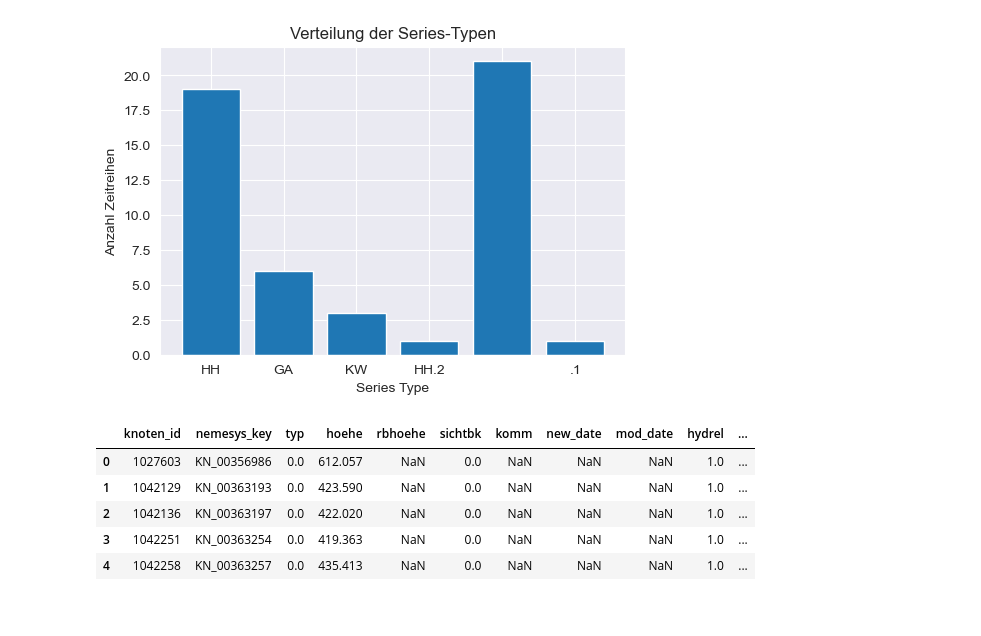
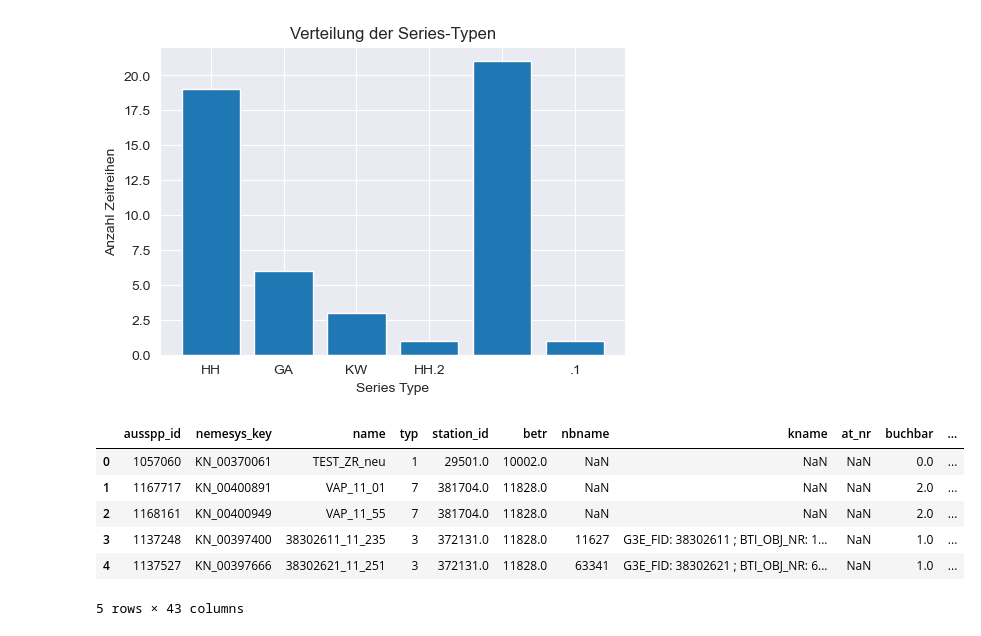
Before and after one commit to johannesgl4d0s/ersatzwerte_project, a Jupyter notebook: notebooks/02_data_wrangling_temp.ipynb, the cells around one changed output. Cells and saved outputs as stored; diff of their text form; code cells hidden in the pictures.

```diff
--- a/notebooks/02_data_wrangling_temp.ipynb
+++ b/notebooks/02_data_wrangling_temp.ipynb
@@ -71,18 +75,19 @@ plt.show()
 # %% [output]
 [figure]
 # %%
-csv_path = os.path.join('..', 'data', 'gdm_knoten_202505011242.csv')
+csv_path = os.path.join('..', 'data', 'gdm_ausspp_202505011423.csv')
 
 # 2. Laden
 df_knoten = pd.read_csv(csv_path)
 df_knoten.head()
 # %% [output]
-|  | knoten_id | nemesys_key | typ | hoehe | rbhoehe | sichtbk | komm | new_date | mod_date | hydrel | ... |
-| 0 | 1027603 | KN_00356986 | 0.0 | 612.057 | NaN | 0.0 | NaN | NaN | NaN | 1.0 | ... |
-| 1 | 1042129 | KN_00363193 | 0.0 | 423.590 | NaN | 0.0 | NaN | NaN | NaN | 1.0 | ... |
-| 2 | 1042136 | KN_00363197 | 0.0 | 422.020 | NaN | 0.0 | NaN | NaN | NaN | 1.0 | ... |
-| 3 | 1042251 | KN_00363254 | 0.0 | 419.363 | NaN | 0.0 | NaN | NaN | NaN | 1.0 | ... |
-| 4 | 1042258 | KN_00363257 | 0.0 | 435.413 | NaN | 0.0 | NaN | NaN | NaN | 1.0 | ... |
+|  | ausspp_id | nemesys_key | name | typ | station_id | betr | nbname | kname | at_nr | buchbar | ... |
+| 0 | 1057060 | KN_00370061 | TEST_ZR_neu | 1 | 29501.0 | 10002.0 | NaN | NaN | NaN | 0.0 | ... |
+| 1 | 1167717 | KN_00400891 | VAP_11_01 | 7 | 381704.0 | 11828.0 | NaN | NaN | NaN | 2.0 | ... |
+| 2 | 1168161 | KN_00400949 | VAP_11_55 | 7 | 381704.0 | 11828.0 | NaN | NaN | NaN | 2.0 | ... |
+| 3 | 1137248 | KN_00397400 | 38302611_11_235 | 3 | 372131.0 | 11828.0 | 11627 | G3E_FID: 38302611 ; BTI_OBJ_NR: 1... | NaN | 1.0 | ... |
+| 4 | 1137527 | KN_00397666 | 38302621_11_251 | 3 | 372131.0 | 11828.0 | 63341 | G3E_FID: 38302621 ; BTI_OBJ_NR: 6... | NaN | 1.0 | ... |
+5 rows × 43 columns
 # %%
 csv_path = os.path.join('..', 'data', 'gdm_mengem_202505011301.csv')
 
```
Also changed, not shown: parts of 22 cells of this notebook.
